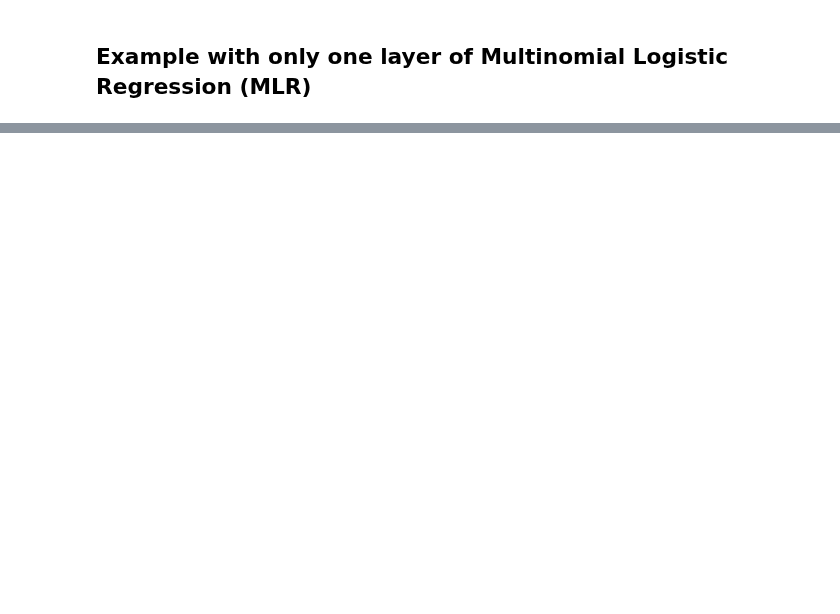
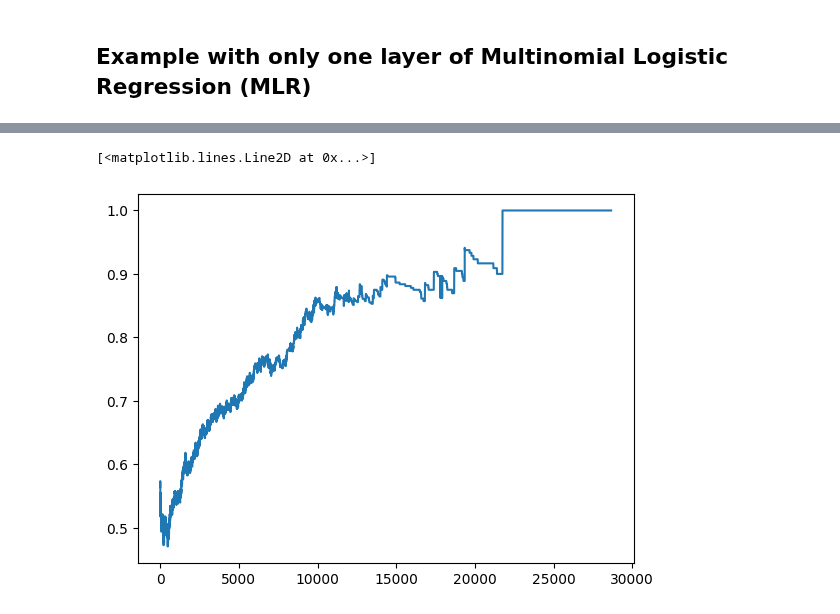
Before and after one commit to AntoineGrimaldi/aprovhots, a Jupyter notebook: tutorials/TUTORIAL_3bis_perform_segmentation_UCA_with_HOTS.ipynb, the cells around one changed output, grey strips where cells are left out. Saved outputs shown, nothing was run; the diff lists cells and outputs as text; code cells hidden in the pictures; blank space fills up the shorter version.

```diff
--- a/tutorials/TUTORIAL_3bis_perform_segmentation_UCA_with_HOTS.ipynb
+++ b/tutorials/TUTORIAL_3bis_perform_segmentation_UCA_with_HOTS.ipynb
@@ -191,0 +171,5 @@ onlinac = online_accuracy(classif_layer, tau_cla, testloader_output, results_pat
+# %%
+plt.plot(onlinac[0])
+# %% [output]
+[<matplotlib.lines.Line2D at 0x...>]
+[figure, added]
```
Also changed, not shown: parts of 8 cells of this notebook.
